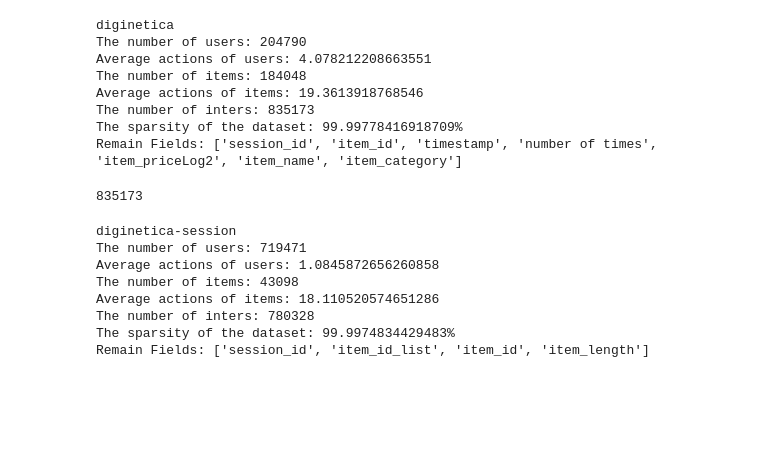
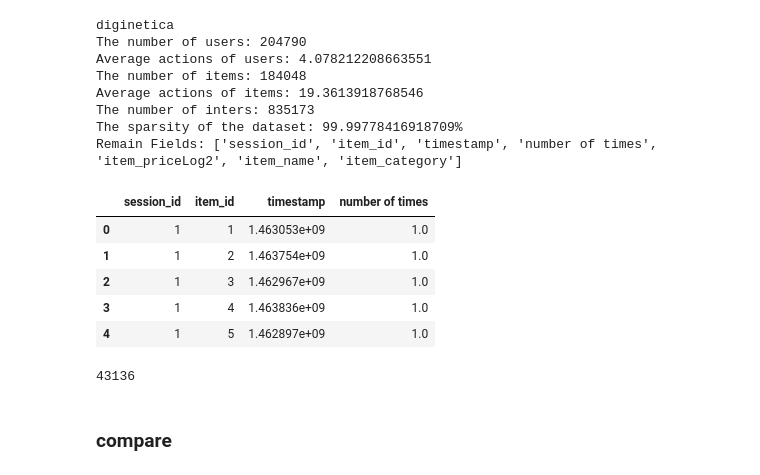
Before and after one commit to guyk1971/RecBole, a Jupyter notebook: experiments/explore datasets.ipynb, the cells around one changed output. Saved outputs shown, nothing was run; the diff lists cells and outputs as text; code cells hidden in the pictures; blank space fills up the shorter version.

```diff
--- a/experiments/explore datasets.ipynb
+++ b/experiments/explore datasets.ipynb
@@ -140,7 +176,7 @@ digi_config.final_config_dict['data_path']
 # %% [output]
 '/home/gkoren2/study/git/guyk1971/RecBole/dataset/diginetica'
 # %%
-# diginetica = create_dataset(digi_config)
+diginetica = create_dataset(digi_config)
 diginetica
 # %% [output]
 diginetica
@@ -151,3 +187,17 @@ Average actions of items: 19.3613918768546
 The number of inters: 835173
 The sparsity of the dataset: 99.99778416918709%
 Remain Fields: ['session_id', 'item_id', 'timestamp', 'number of times', 'item_priceLog2', 'item_name', 'item_category']
+# %%
+digi_df=diginetica.inter_feat
+digi_df.head()
+# %% [output]
+|  | session_id | item_id | timestamp | number of times |
+| 0 | 1 | 1 | 1.463053e+09 | 1.0 |
+| 1 | 1 | 2 | 1.463754e+09 | 1.0 |
+| 2 | 1 | 3 | 1.462967e+09 | 1.0 |
+| 3 | 1 | 4 | 1.463836e+09 | 1.0 |
+| 4 | 1 | 5 | 1.462897e+09 | 1.0 |
+# %%
+digi_df.item_id.max()
+# %% [output]
+43136
@@ -154,16 +206,6 @@ Remain Fields: ['session_id', 'item_id', 'timestamp', 'number of times', 'item_p
+# %% [markdown]
+### compare
 # %%
 # diginetica.inter_feat.session_id.value_counts()
-len(diginetica)
+print(len(diginetica))
+print(len(digi_sess))
-# %% [output]
-835173
-# %%
-dataset
-# %% [output]
-diginetica-session
-The number of users: 719471
-Average actions of users: 1.0845872656260858
-The number of items: 43098
-Average actions of items: 18.110520574651286
-The number of inters: 780328
-The sparsity of the dataset: 99.9974834429483%
-Remain Fields: ['session_id', 'item_id_list', 'item_id', 'item_length']
```
Also changed, not shown: parts of 34 cells of this notebook, 6 other files.
